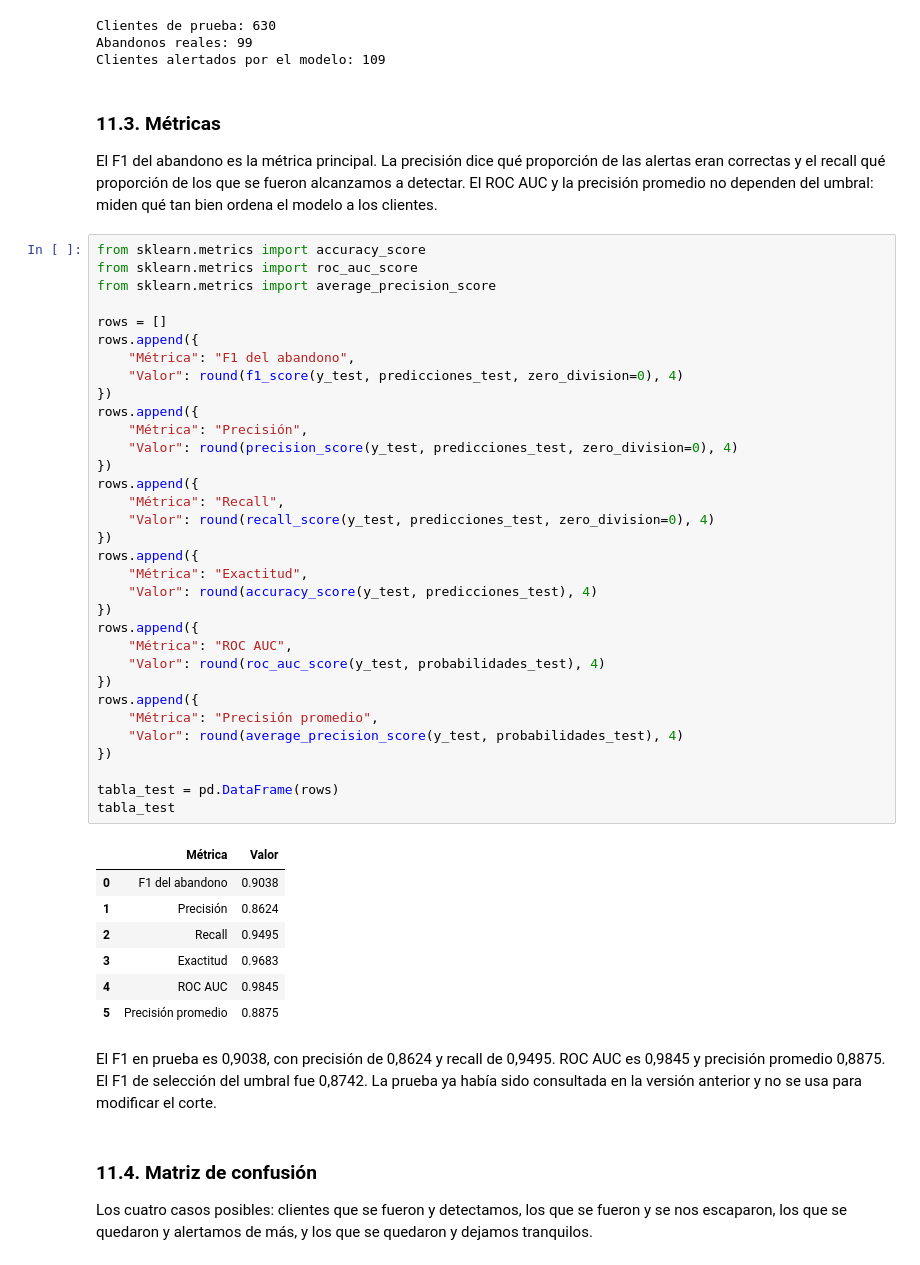
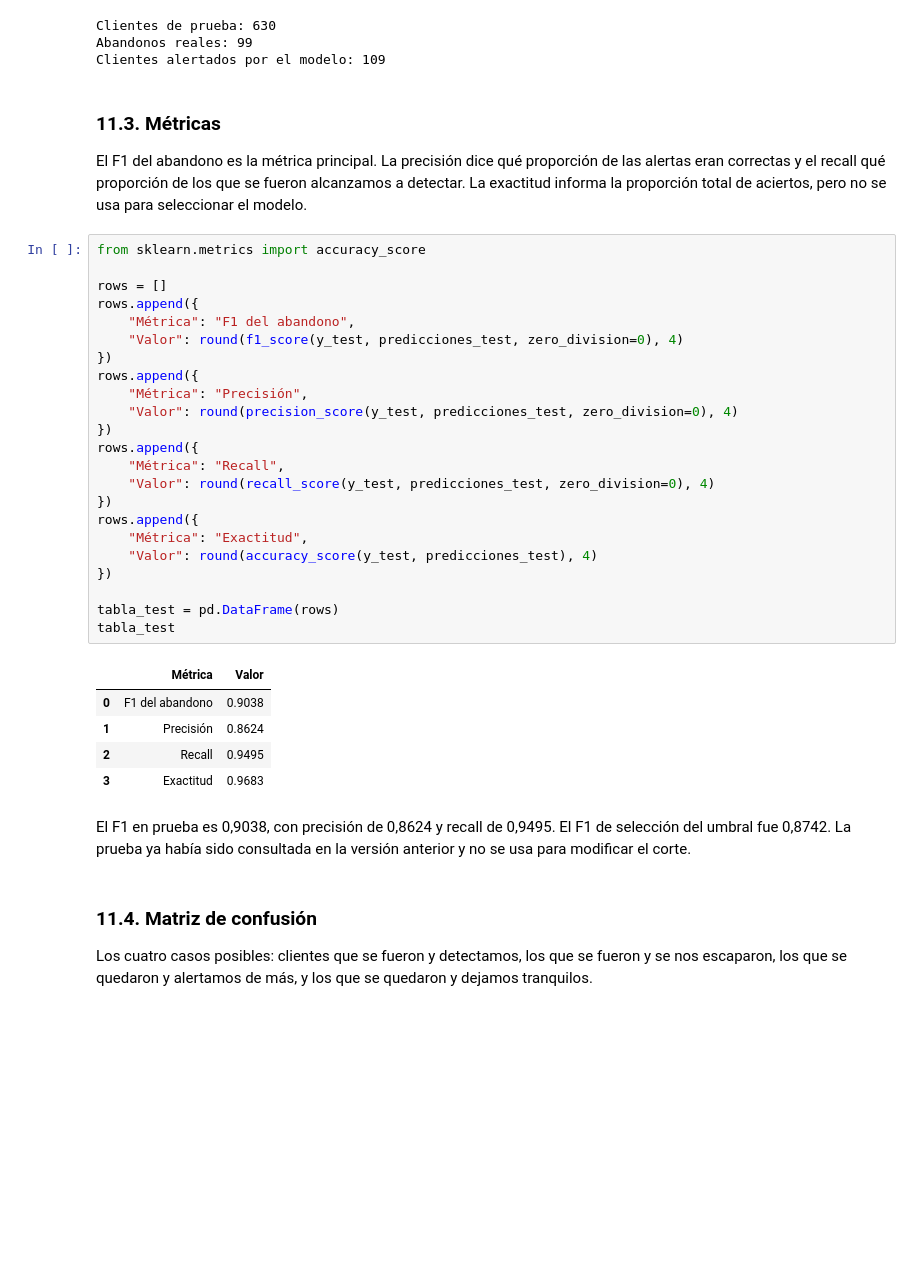
Before and after one commit to Juanjo1414/prediccion-abandono-clientes, a Jupyter notebook: Prediccion_abandono_clientes.ipynb, the cells around one changed output. Saved outputs shown, nothing was run; the diff lists cells and outputs as text; blank space fills up the shorter version.

Commit message:
Ajuste de metricas

```diff
--- a/Prediccion_abandono_clientes.ipynb
+++ b/Prediccion_abandono_clientes.ipynb
@@ -1592,50 +1592,38 @@ Clientes alertados por el modelo: 109
 # %% [markdown]
 ### 11.3. Métricas
 
-El F1 del abandono es la métrica principal. La precisión dice qué proporción de las alertas eran correctas y el recall qué proporción de los que se fueron alcanzamos a detectar. El ROC AUC y la precisión promedio no dependen del umbral: miden qué tan bien ordena el modelo a los clientes.
+El F1 del abandono es la métrica principal. La precisión dice qué proporción de las alertas eran correctas y el recall qué proporción de los que se fueron alcanzamos a detectar. La exactitud informa la proporción total de aciertos, pero no se usa para seleccionar el modelo.
 # %%
 from sklearn.metrics import accuracy_score
-from sklearn.metrics import roc_auc_score
-from sklearn.metrics import average_precision_score
 
 rows = []
 rows.append({
     "Métrica": "F1 del abandono",
     "Valor": round(f1_score(y_test, predicciones_test, zero_division=0), 4)
 })
 rows.append({
     "Métrica": "Precisión",
     "Valor": round(precision_score(y_test, predicciones_test, zero_division=0), 4)
 })
 rows.append({
     "Métrica": "Recall",
     "Valor": round(recall_score(y_test, predicciones_test, zero_division=0), 4)
 })
 rows.append({
     "Métrica": "Exactitud",
     "Valor": round(accuracy_score(y_test, predicciones_test), 4)
 })
-rows.append({
-    "Métrica": "ROC AUC",
-    "Valor": round(roc_auc_score(y_test, probabilidades_test), 4)
-})
-rows.append({
-    "Métrica": "Precisión promedio",
-    "Valor": round(average_precision_score(y_test, probabilidades_test), 4)
-})
 
 tabla_test = pd.DataFrame(rows)
 tabla_test
 # %% [output]
 |  | Métrica | Valor |
 | 0 | F1 del abandono | 0.9038 |
 | 1 | Precisión | 0.8624 |
 | 2 | Recall | 0.9495 |
 | 3 | Exactitud | 0.9683 |
-| 4 | ROC AUC | 0.9845 |
-| 5 | Precisión promedio | 0.8875 |
 # %% [markdown]
-El F1 en prueba es 0,9038, con precisión de 0,8624 y recall de 0,9495. ROC AUC es 0,9845 y precisión promedio 0,8875. El F1 de selección del umbral fue 0,8742. La prueba ya había sido consultada en la versión anterior y no se usa para modificar el corte.
+El F1 en prueba es 0,9038, con precisión de 0,8624 y recall de 0,9495. El F1 de selección del umbral fue 0,8742. La prueba ya había sido consultada en la versión anterior y no se usa para modificar el corte.
 # %% [markdown]
 ### 11.4. Matriz de confusión
 
```
Also changed, not shown: parts of 4 cells of this notebook, 3 other files.
